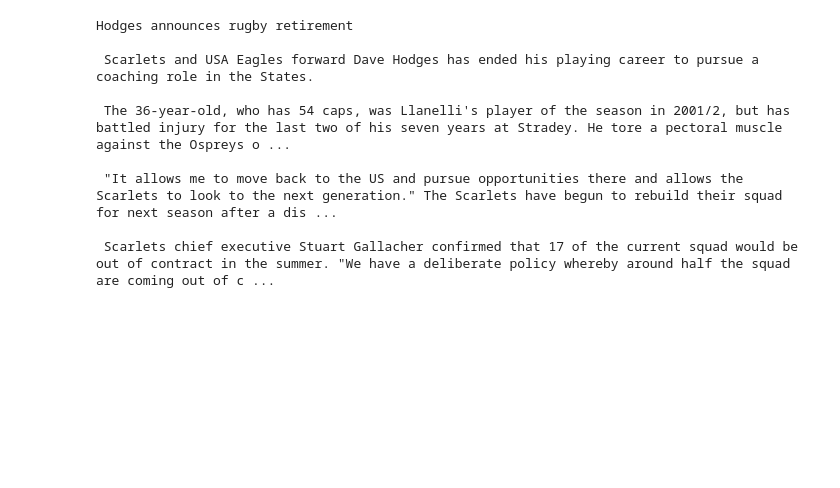
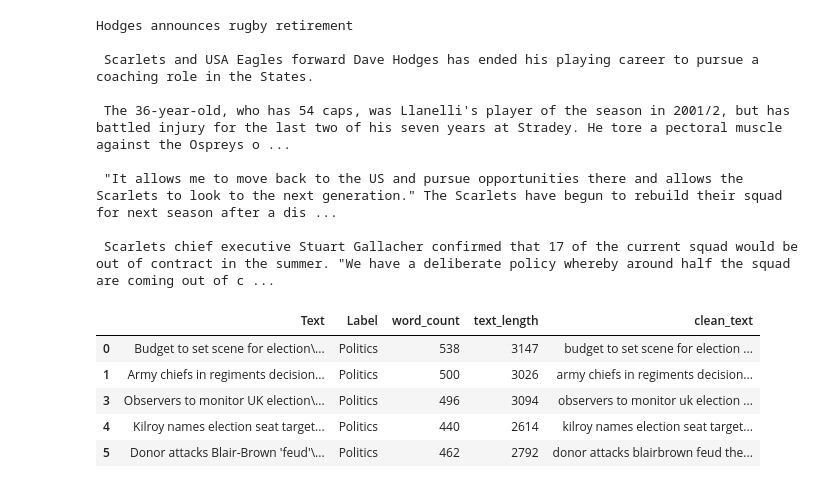
Before and after one commit to NANITH777/Text_Classification, a Jupyter notebook: model.ipynb, the cells around one changed output. Cells and saved outputs as stored; diff of their text form; code cells hidden in the pictures; blank space fills up the shorter version.

```diff
--- a/model.ipynb
+++ b/model.ipynb
@@ -259,3 +259,19 @@ def cleanText(text):
     # Remove extra whitespace
     txt = re.sub(r"\s+", " ", txt).strip()
     return txt
+# %%
+cleantext = []
+
+for item in df['Text']:
+    txt = cleanText(item)
+    cleantext += [txt]
+
+df['clean_text'] = cleantext
+df.head()
+# %% [output]
+|  | Text | Label | word_count | text_length | clean_text |
+| 0 | Budget to set scene for election\... | Politics | 538 | 3147 | budget to set scene for election ... |
+| 1 | Army chiefs in regiments decision... | Politics | 500 | 3026 | army chiefs in regiments decision... |
+| 3 | Observers to monitor UK election\... | Politics | 496 | 3094 | observers to monitor uk election ... |
+| 4 | Kilroy names election seat target... | Politics | 440 | 2614 | kilroy names election seat target... |
+| 5 | Donor attacks Blair-Brown 'feud'\... | Politics | 462 | 2792 | donor attacks blairbrown feud the... |
```
Also changed, not shown: parts of 1 cell of this notebook.
